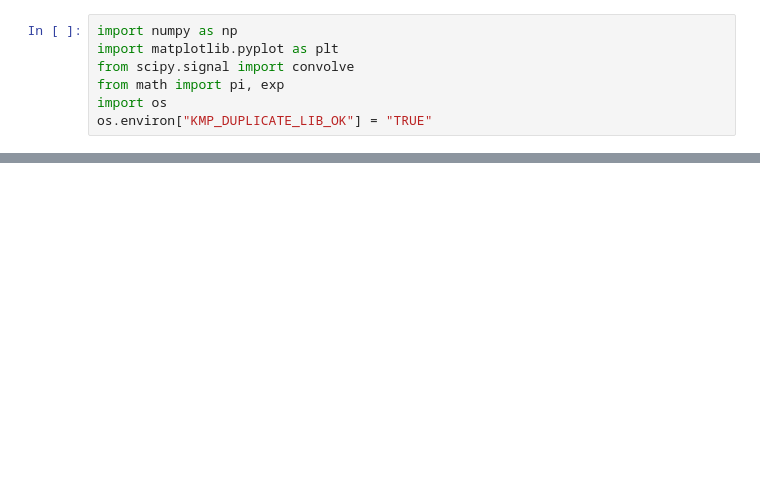
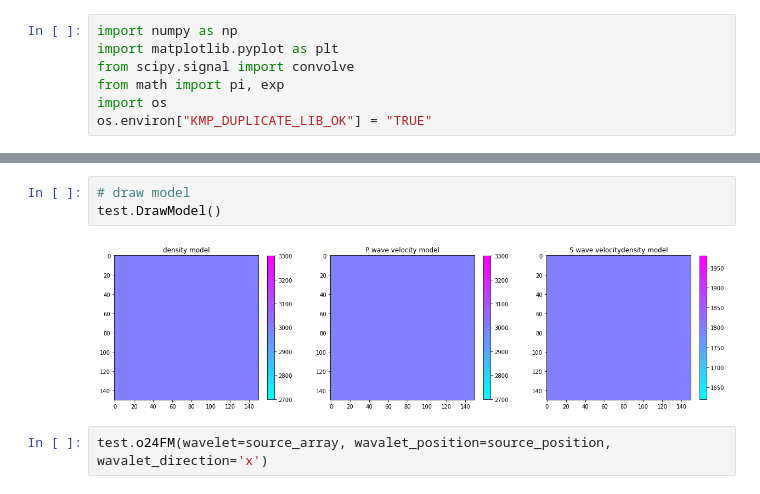
Before and after one commit to WaoBiu/MyForwardModeling, a Jupyter notebook: Forward Modeling.ipynb, the cells around one changed output, grey strips where cells are left out. Cells and saved outputs as stored; diff of their text form; blank space fills up the shorter version.

```diff
--- a/Forward Modeling.ipynb
+++ b/Forward Modeling.ipynb
@@ -330,0 +509,7 @@ for tk , t in enumerate(np.arange(0, 0.04, 0.001)):
+# %%
+# draw model
+test.DrawModel()
+# %% [output]
+[figure, added]
+# %%
+test.o24FM(wavelet=source_array, wavalet_position=source_position, wavalet_direction='x')
```
Also changed, not shown: parts of 8 cells of this notebook.
